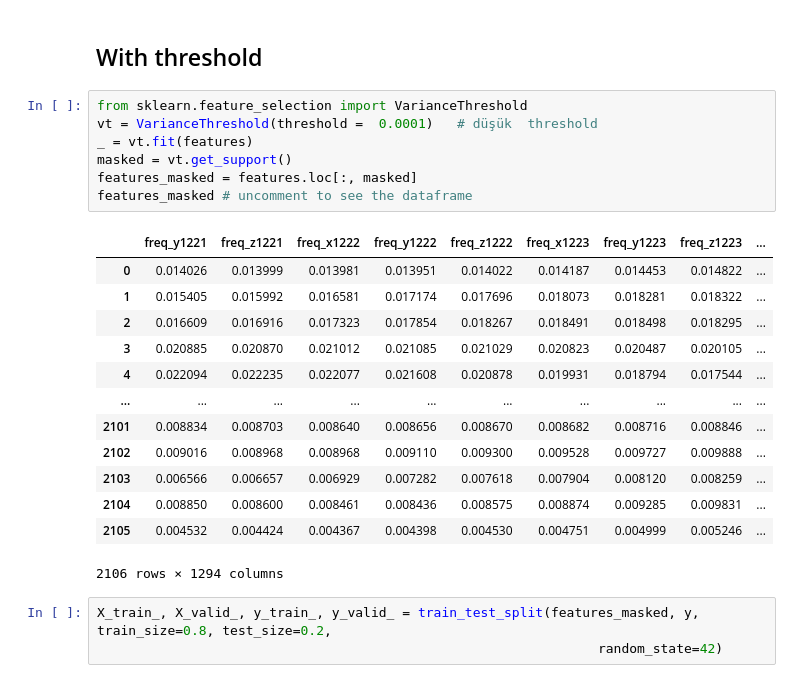
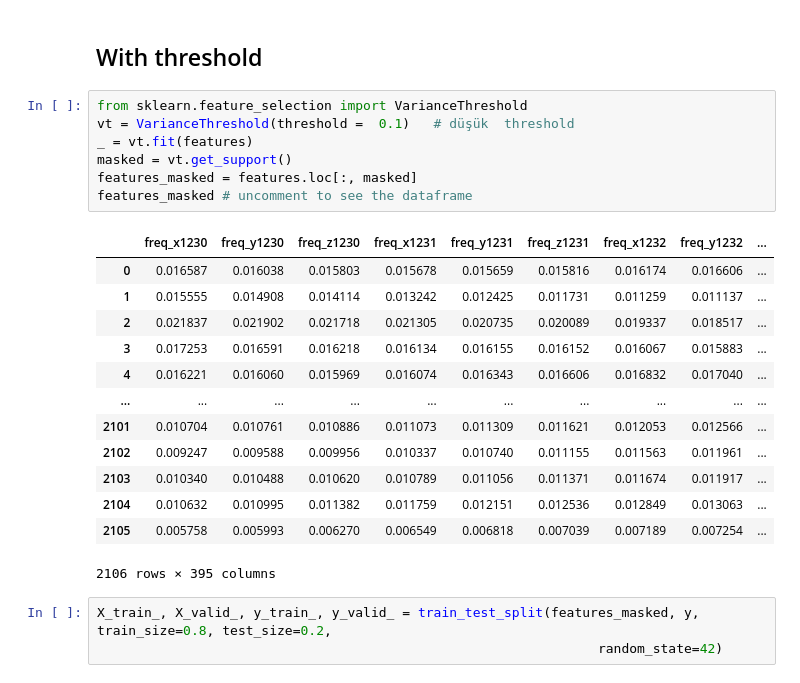
Before and after one commit to eccemerrin/Gyrocardiogram, a Jupyter notebook: Multiclass/Training/multilabel classification of diseased patients-XGBoost.ipynb, the cells around one changed output. Cells and saved outputs as stored; diff of their text form.

```diff
--- a/Multiclass/Training/multilabel classification of diseased patients-XGBoost.ipynb
+++ b/Multiclass/Training/multilabel classification of diseased patients-XGBoost.ipynb
@@ -46,25 +46,25 @@ y = np.load("/Users/ecem/Desktop/gyrocardiogram/multiclass_data/data/labels-as-b
 ## With threshold
 # %%
 from sklearn.feature_selection import VarianceThreshold
-vt = VarianceThreshold(threshold =  0.0001)   # düşük  threshold
+vt = VarianceThreshold(threshold =  0.1)   # düşük  threshold
 _ = vt.fit(features)
 masked = vt.get_support()
 features_masked = features.loc[:, masked]
 features_masked # uncomment to see the dataframe
 # %% [output]
-|  | freq_y1221 | freq_z1221 | freq_x1222 | freq_y1222 | freq_z1222 | freq_x1223 | freq_y1223 | freq_z1223 | ... |
-| 0 | 0.014026 | 0.013999 | 0.013981 | 0.013951 | 0.014022 | 0.014187 | 0.014453 | 0.014822 | ... |
-| 1 | 0.015405 | 0.015992 | 0.016581 | 0.017174 | 0.017696 | 0.018073 | 0.018281 | 0.018322 | ... |
-| 2 | 0.016609 | 0.016916 | 0.017323 | 0.017854 | 0.018267 | 0.018491 | 0.018498 | 0.018295 | ... |
-| 3 | 0.020885 | 0.020870 | 0.021012 | 0.021085 | 0.021029 | 0.020823 | 0.020487 | 0.020105 | ... |
-| 4 | 0.022094 | 0.022235 | 0.022077 | 0.021608 | 0.020878 | 0.019931 | 0.018794 | 0.017544 | ... |
+|  | freq_x1230 | freq_y1230 | freq_z1230 | freq_x1231 | freq_y1231 | freq_z1231 | freq_x1232 | freq_y1232 | ... |
+| 0 | 0.016587 | 0.016038 | 0.015803 | 0.015678 | 0.015659 | 0.015816 | 0.016174 | 0.016606 | ... |
+| 1 | 0.015555 | 0.014908 | 0.014114 | 0.013242 | 0.012425 | 0.011731 | 0.011259 | 0.011137 | ... |
+| 2 | 0.021837 | 0.021902 | 0.021718 | 0.021305 | 0.020735 | 0.020089 | 0.019337 | 0.018517 | ... |
+| 3 | 0.017253 | 0.016591 | 0.016218 | 0.016134 | 0.016155 | 0.016152 | 0.016067 | 0.015883 | ... |
+| 4 | 0.016221 | 0.016060 | 0.015969 | 0.016074 | 0.016343 | 0.016606 | 0.016832 | 0.017040 | ... |
 | ... | ... | ... | ... | ... | ... | ... | ... | ... | ... |
-| 2101 | 0.008834 | 0.008703 | 0.008640 | 0.008656 | 0.008670 | 0.008682 | 0.008716 | 0.008846 | ... |
-| 2102 | 0.009016 | 0.008968 | 0.008968 | 0.009110 | 0.009300 | 0.009528 | 0.009727 | 0.009888 | ... |
-| 2103 | 0.006566 | 0.006657 | 0.006929 | 0.007282 | 0.007618 | 0.007904 | 0.008120 | 0.008259 | ... |
-| 2104 | 0.008850 | 0.008600 | 0.008461 | 0.008436 | 0.008575 | 0.008874 | 0.009285 | 0.009831 | ... |
-| 2105 | 0.004532 | 0.004424 | 0.004367 | 0.004398 | 0.004530 | 0.004751 | 0.004999 | 0.005246 | ... |
+| 2101 | 0.010704 | 0.010761 | 0.010886 | 0.011073 | 0.011309 | 0.011621 | 0.012053 | 0.012566 | ... |
+| 2102 | 0.009247 | 0.009588 | 0.009956 | 0.010337 | 0.010740 | 0.011155 | 0.011563 | 0.011961 | ... |
+| 2103 | 0.010340 | 0.010488 | 0.010620 | 0.010789 | 0.011056 | 0.011371 | 0.011674 | 0.011917 | ... |
+| 2104 | 0.010632 | 0.010995 | 0.011382 | 0.011759 | 0.012151 | 0.012536 | 0.012849 | 0.013063 | ... |
+| 2105 | 0.005758 | 0.005993 | 0.006270 | 0.006549 | 0.006818 | 0.007039 | 0.007189 | 0.007254 | ... |
-2106 rows × 1294 columns
+2106 rows × 395 columns
 # %%
 X_train_, X_valid_, y_train_, y_valid_ = train_test_split(features_masked, y, train_size=0.8, test_size=0.2,
                                                                 random_state=42)
```
Also changed, not shown: parts of 5 cells of this notebook, 5 other files.
